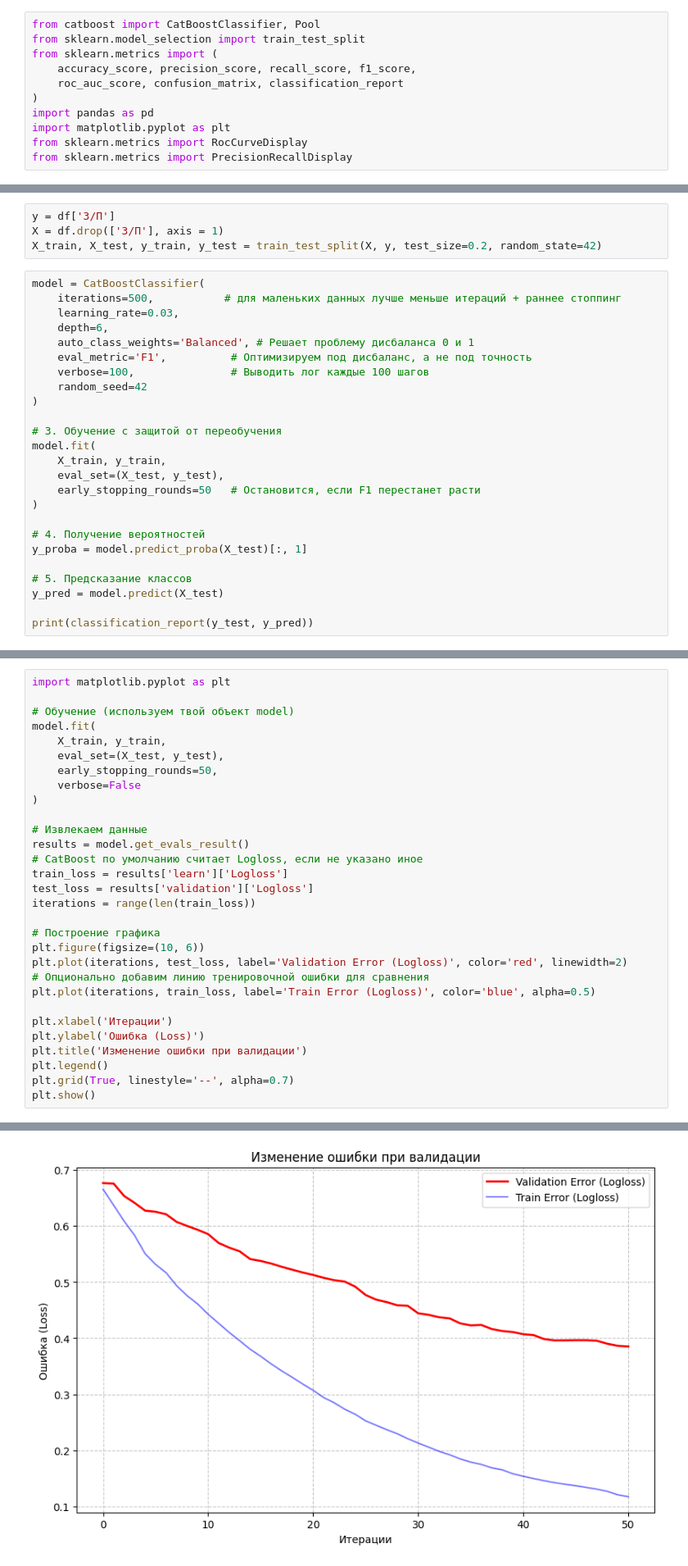
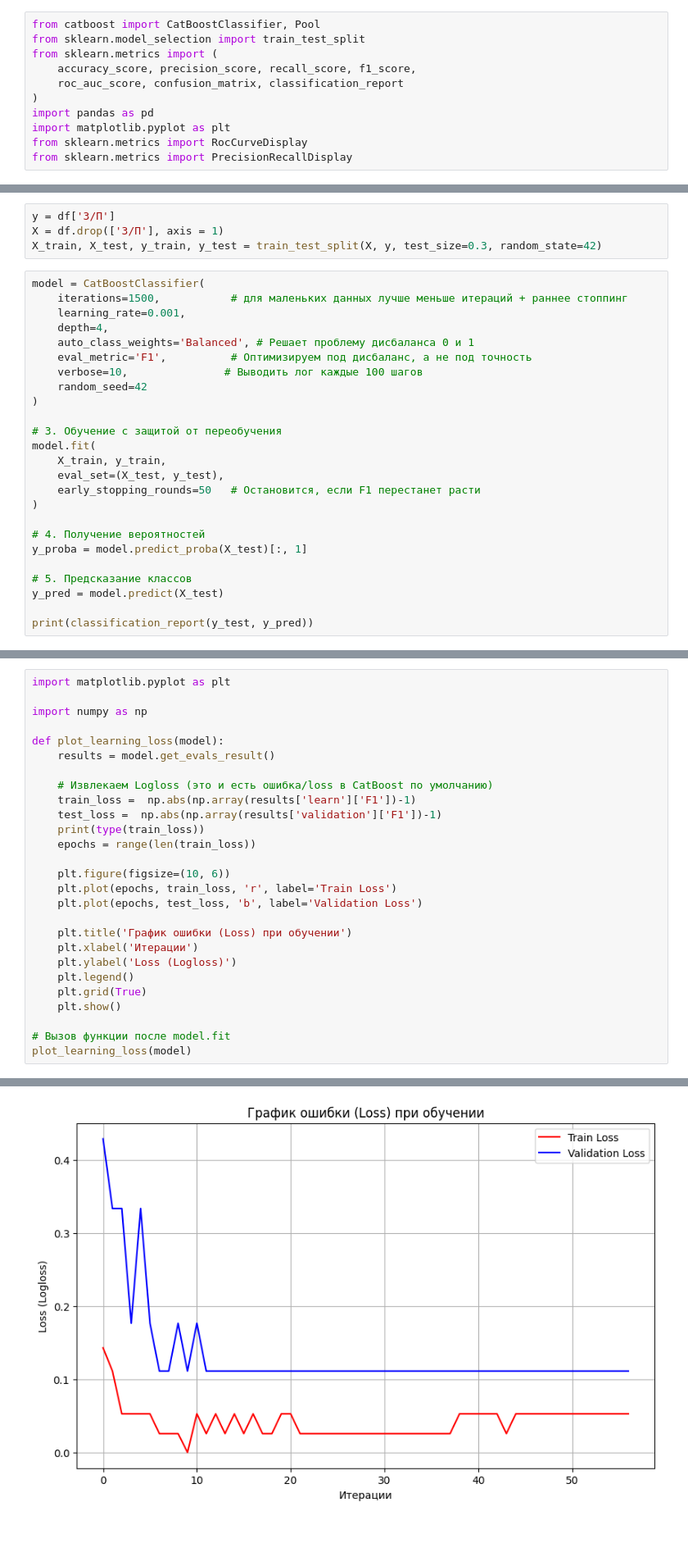
Before and after one commit to Egor29ch/UDGU_project, a Jupyter notebook: CatBoost.ipynb, the cells around one changed output, grey strips where cells are left out. Shown at 82% size. Drawn from its saved outputs; the diff is of its cells as text; blank space fills up the shorter version.

```diff
--- a/CatBoost.ipynb
+++ b/CatBoost.ipynb
@@ -14,15 +33,15 @@ df = pd.read_csv('gemini.csv')
 # %%
 y = df['З/П']
 X = df.drop(['З/П'], axis = 1)
-X_train, X_test, y_train, y_test = train_test_split(X, y, test_size=0.2, random_state=42)
+X_train, X_test, y_train, y_test = train_test_split(X, y, test_size=0.3, random_state=42)
 # %%
 model = CatBoostClassifier(
-    iterations=500,           # для маленьких данных лучше меньше итераций + раннее стоппинг
-    learning_rate=0.03,
-    depth=6,
+    iterations=1500,           # для маленьких данных лучше меньше итераций + раннее стоппинг
+    learning_rate=0.001,
+    depth=4,
     auto_class_weights='Balanced', # Решает проблему дисбаланса 0 и 1
     eval_metric='F1',          # Оптимизируем под дисбаланс, а не под точность
-    verbose=100,               # Выводить лог каждые 100 шагов
+    verbose=10,               # Выводить лог каждые 100 шагов
     random_seed=42
 )
 
@@ -157,31 +181,28 @@ plt.show()
 # %%
 import matplotlib.pyplot as plt
 
-# Обучение (используем твой объект model)
-model.fit(
-    X_train, y_train,
-    eval_set=(X_test, y_test),
-    early_stopping_rounds=50,
-    verbose=False
-)
+import numpy as np
 
-# Извлекаем данные
-results = model.get_evals_result()
-# CatBoost по умолчанию считает Logloss, если не указано иное
-train_loss = results['learn']['Logloss']
-test_loss = results['validation']['Logloss']
-iterations = range(len(train_loss))
+def plot_learning_loss(model):
+    results = model.get_evals_result()
 
-# Построение графика
-plt.figure(figsize=(10, 6))
-plt.plot(iterations, test_loss, label='Validation Error (Logloss)', color='red', linewidth=2)
-# Опционально добавим линию тренировочной ошибки для сравнения
-plt.plot(iterations, train_loss, label='Train Error (Logloss)', color='blue', alpha=0.5)
+    # Извлекаем Logloss (это и есть ошибка/loss в CatBoost по умолчанию)
+    train_loss =  np.abs(np.array(results['learn']['F1'])-1)
+    test_loss =  np.abs(np.array(results['validation']['F1'])-1)
+    print(type(train_loss))
+    epochs = range(len(train_loss))
 
-plt.xlabel('Итерации')
-plt.ylabel('Ошибка (Loss)')
-plt.title('Изменение ошибки при валидации')
-plt.legend()
-plt.grid(True, linestyle='--', alpha=0.7)
-plt.show()
+    plt.figure(figsize=(10, 6))
+    plt.plot(epochs, train_loss, 'r', label='Train Loss')
+    plt.plot(epochs, test_loss, 'b', label='Validation Loss')
+
+    plt.title('График ошибки (Loss) при обучении')
+    plt.xlabel('Итерации')
+    plt.ylabel('Loss (Logloss)')
+    plt.legend()
+    plt.grid(True)
+    plt.show()
+
+# Вызов функции после model.fit
+plot_learning_loss(model)
 # %% [output]
@@ -188 +210 @@ plt.show()
-[figure, old version]
+[figure, new version]
```
Also changed, not shown: parts of 8 cells of this notebook, 12 other files.
